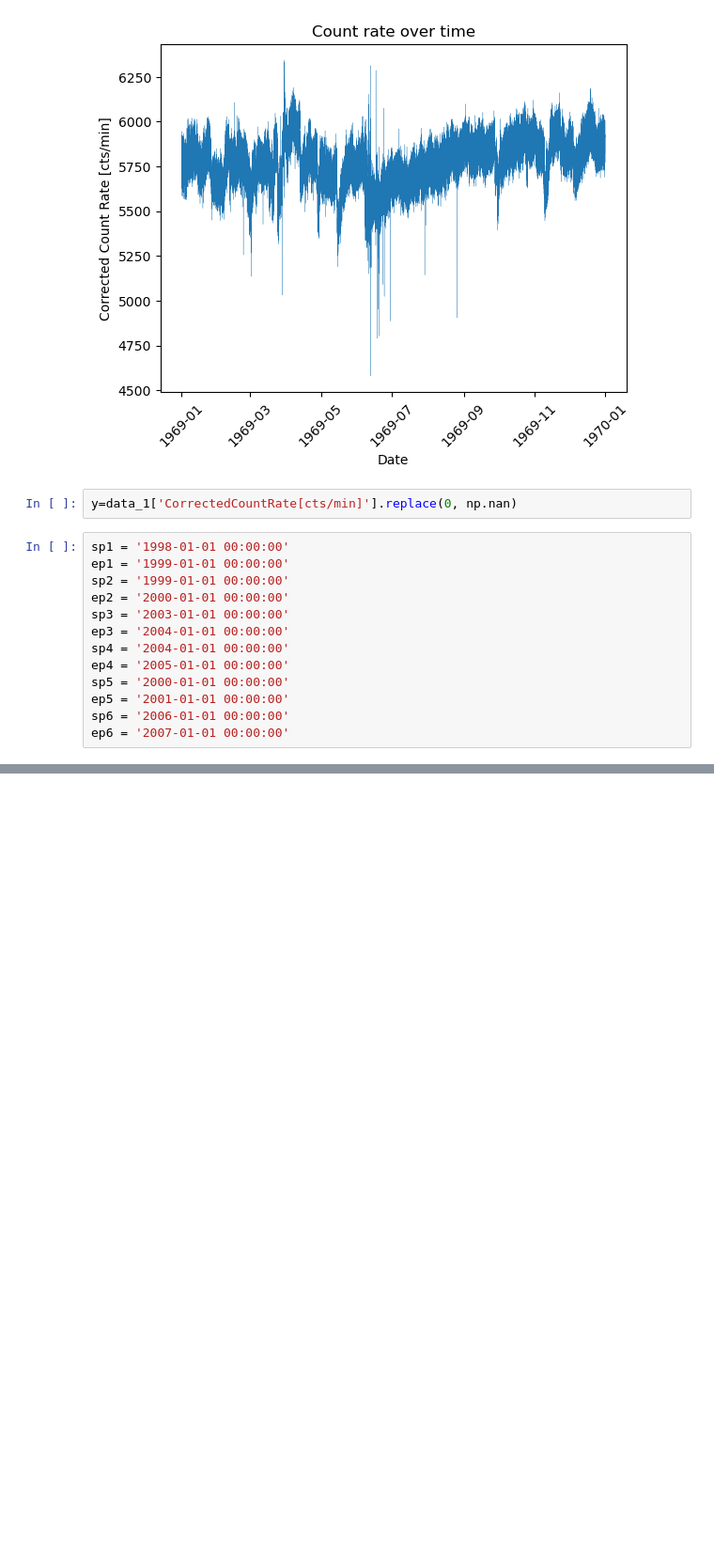
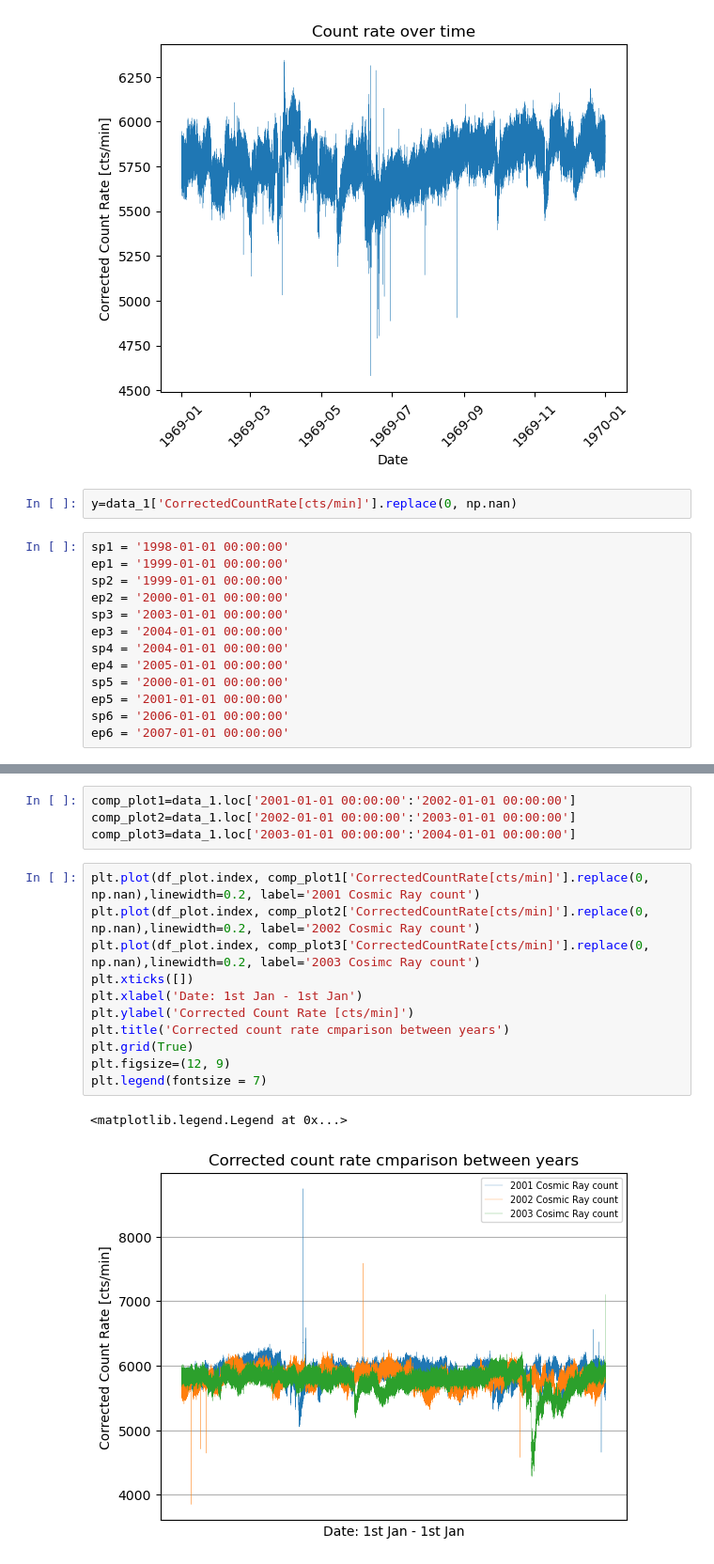
Before and after one commit to JamesGebala/High-energy-cosmic-rays-The-journey-from-supernovae-to-Earth, a Jupyter notebook: personal project plot.ipynb, the cells around one changed output, grey strips where cells are left out. Shown: that part at 94% size. Cells and saved outputs as stored; diff of their text form; blank space fills up the shorter version.

Commit message:
Comparison plot
Plot to compare cosmic ray counts

```diff
--- a/personal project plot.ipynb
+++ b/personal project plot.ipynb
@@ -197,3 +197,21 @@ plt.savefig('Count rate graphs during solar events')
 plt.show()
 # %% [output]
 [figure]
+# %%
+comp_plot1=data_1.loc['2001-01-01 00:00:00':'2002-01-01 00:00:00']
+comp_plot2=data_1.loc['2002-01-01 00:00:00':'2003-01-01 00:00:00']
+comp_plot3=data_1.loc['2003-01-01 00:00:00':'2004-01-01 00:00:00']
+# %%
+plt.plot(df_plot.index, comp_plot1['CorrectedCountRate[cts/min]'].replace(0, np.nan),linewidth=0.2, label='2001 Cosmic Ray count')
+plt.plot(df_plot.index, comp_plot2['CorrectedCountRate[cts/min]'].replace(0, np.nan),linewidth=0.2, label='2002 Cosmic Ray count')
+plt.plot(df_plot.index, comp_plot3['CorrectedCountRate[cts/min]'].replace(0, np.nan),linewidth=0.2, label='2003 Cosimc Ray count')
+plt.xticks([])
+plt.xlabel('Date: 1st Jan - 1st Jan')
+plt.ylabel('Corrected Count Rate [cts/min]')
+plt.title('Corrected count rate cmparison between years')
+plt.grid(True)
+plt.figsize=(12, 9)
+plt.legend(fontsize = 7)
+# %% [output]
+<matplotlib.legend.Legend at 0x...>
+[figure, added]
```
Also changed, not shown: parts of 3 cells of this notebook.
